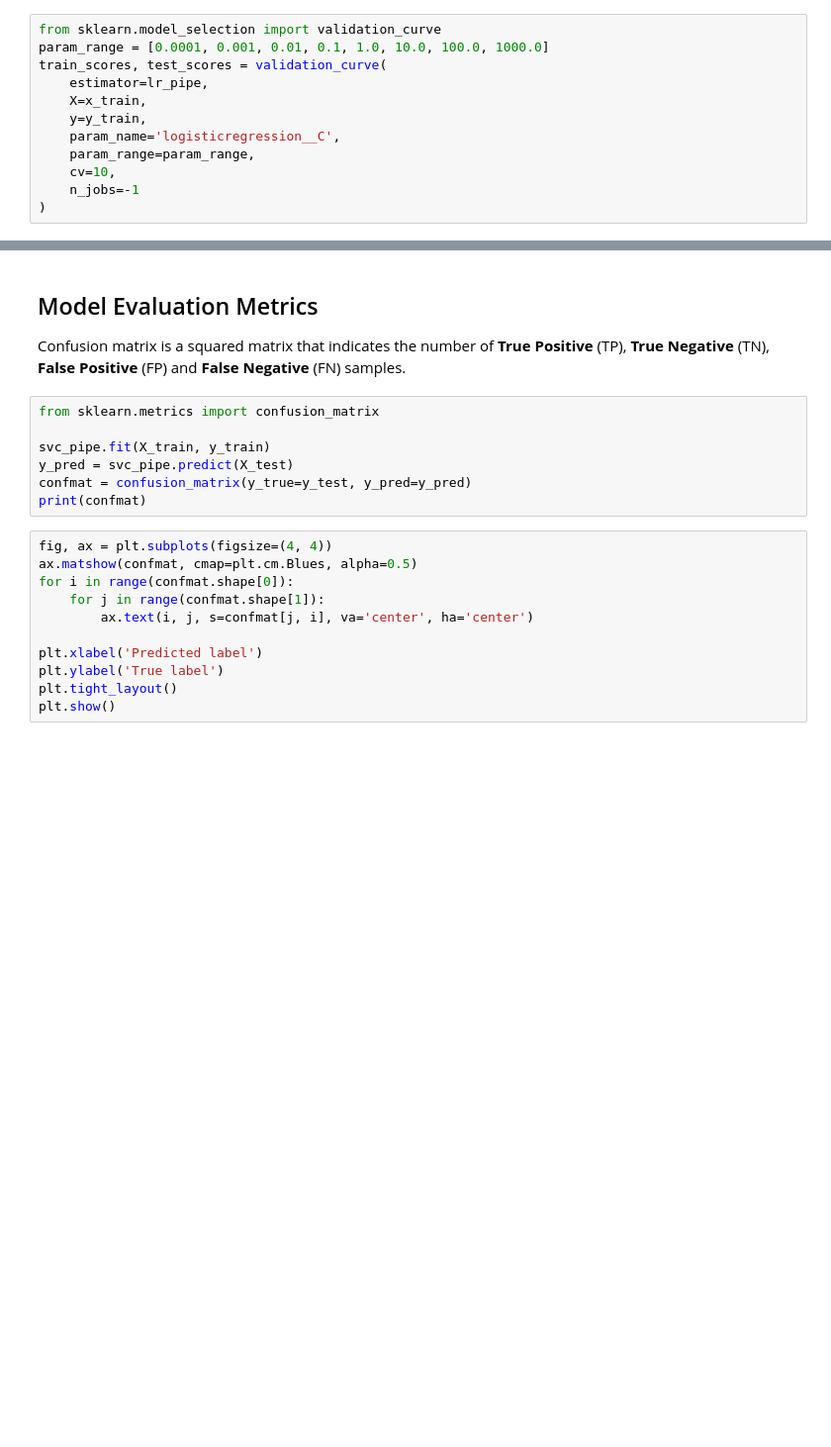
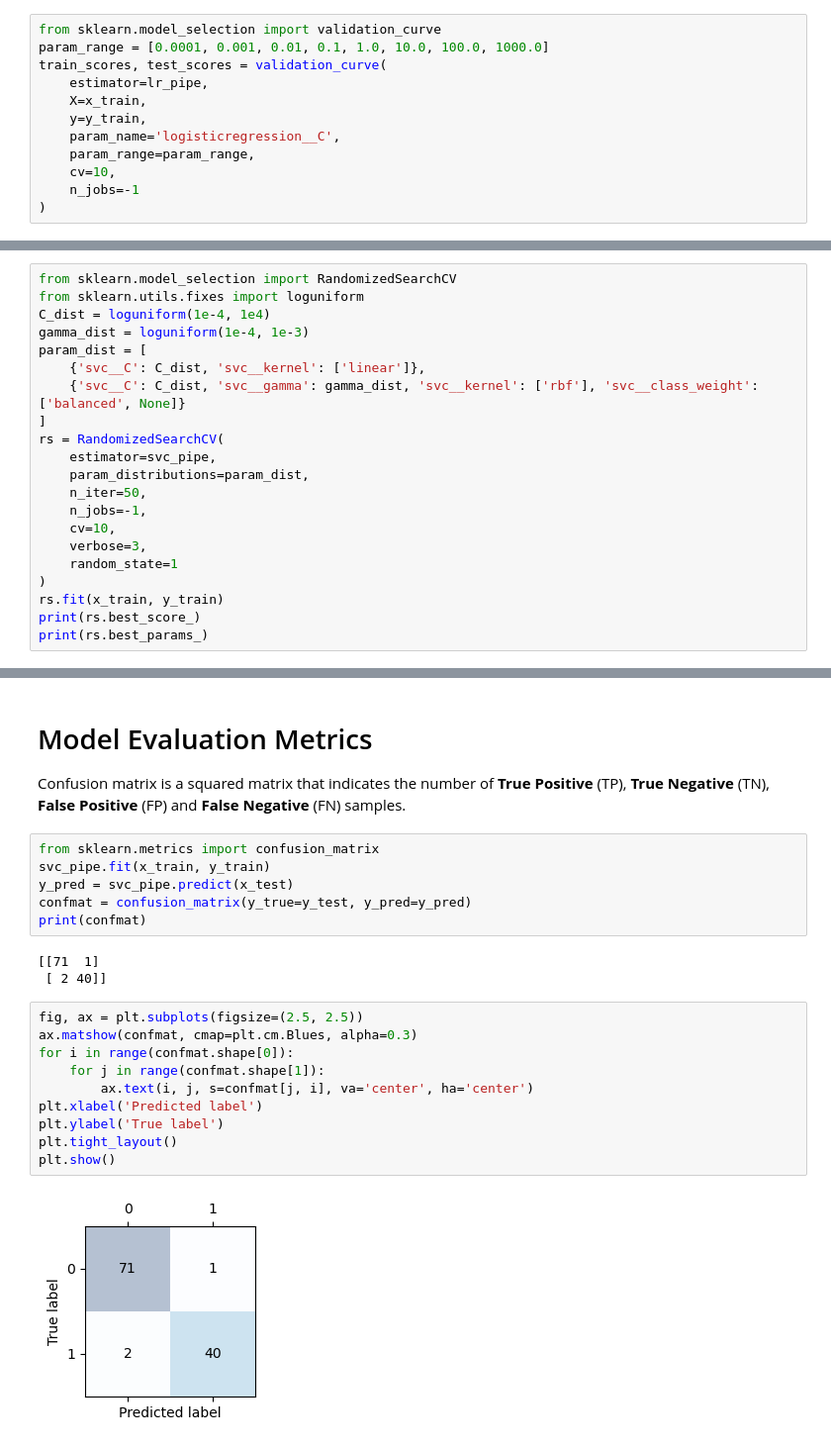
Before and after one commit to hanjihun2000/machine-learning, a Jupyter notebook: guide/model-evaluation.ipynb, the cells around one changed output, grey strips where cells are left out. Shown at 99% size. Cells and saved outputs as stored; diff of their text form; blank space fills up the shorter version.

Commit message:
Add an example of using RandomizedSearchCV API for tuning the hyper-parameters

```diff
--- a/guide/model-evaluation.ipynb
+++ b/guide/model-evaluation.ipynb
@@ -209,0 +206,21 @@ print('Test accuracy: %.3f' % best_estimator.score(X_test, y_test))
+# %%
+from sklearn.model_selection import RandomizedSearchCV
+from sklearn.utils.fixes import loguniform
+C_dist = loguniform(1e-4, 1e4)
+gamma_dist = loguniform(1e-4, 1e-3)
+param_dist = [
+    {'svc__C': C_dist, 'svc__kernel': ['linear']},
+    {'svc__C': C_dist, 'svc__gamma': gamma_dist, 'svc__kernel': ['rbf'], 'svc__class_weight': ['balanced', None]}
+]
+rs = RandomizedSearchCV(
+    estimator=svc_pipe,
+    param_distributions=param_dist,
+    n_iter=50,
+    n_jobs=-1,
+    cv=10,
+    verbose=3,
+    random_state=1
+)
+rs.fit(x_train, y_train)
+print(rs.best_score_)
+print(rs.best_params_)
@@ -210,24 +231,27 @@ print('Test accuracy: %.3f' % best_estimator.score(X_test, y_test))
 # %% [markdown]
-## Model Evaluation Metrics
+# Model Evaluation Metrics
 
 Confusion matrix is a squared matrix that indicates the number of **True Positive** (TP), **True Negative** (TN), **False Positive** (FP) and **False Negative** (FN) samples.
 # %%
 from sklearn.metrics import confusion_matrix
-
-svc_pipe.fit(X_train, y_train)
-y_pred = svc_pipe.predict(X_test)
+svc_pipe.fit(x_train, y_train)
+y_pred = svc_pipe.predict(x_test)
 confmat = confusion_matrix(y_true=y_test, y_pred=y_pred)
 print(confmat)
+# %% [output]
+[[71  1]
+ [ 2 40]]
 # %%
-fig, ax = plt.subplots(figsize=(4, 4))
-ax.matshow(confmat, cmap=plt.cm.Blues, alpha=0.5)
+fig, ax = plt.subplots(figsize=(2.5, 2.5))
+ax.matshow(confmat, cmap=plt.cm.Blues, alpha=0.3)
 for i in range(confmat.shape[0]):
     for j in range(confmat.shape[1]):
         ax.text(i, j, s=confmat[j, i], va='center', ha='center')
-
 plt.xlabel('Predicted label')
 plt.ylabel('True label')
 plt.tight_layout()
 plt.show()
+# %% [output]
+[figure, added]
 # %%
 from sklearn.metrics import ConfusionMatrixDisplay
```
Also changed, not shown: parts of 14 cells of this notebook.
